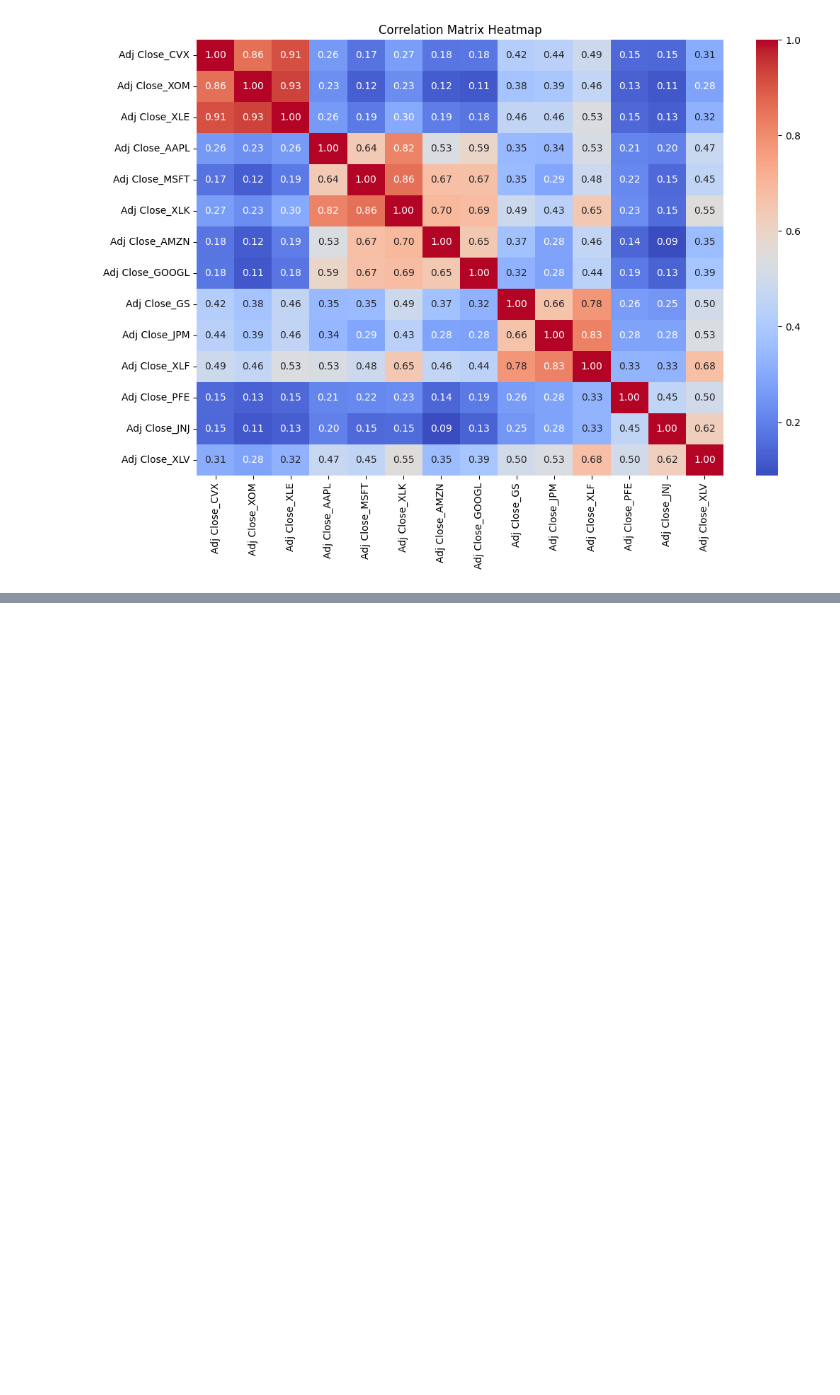
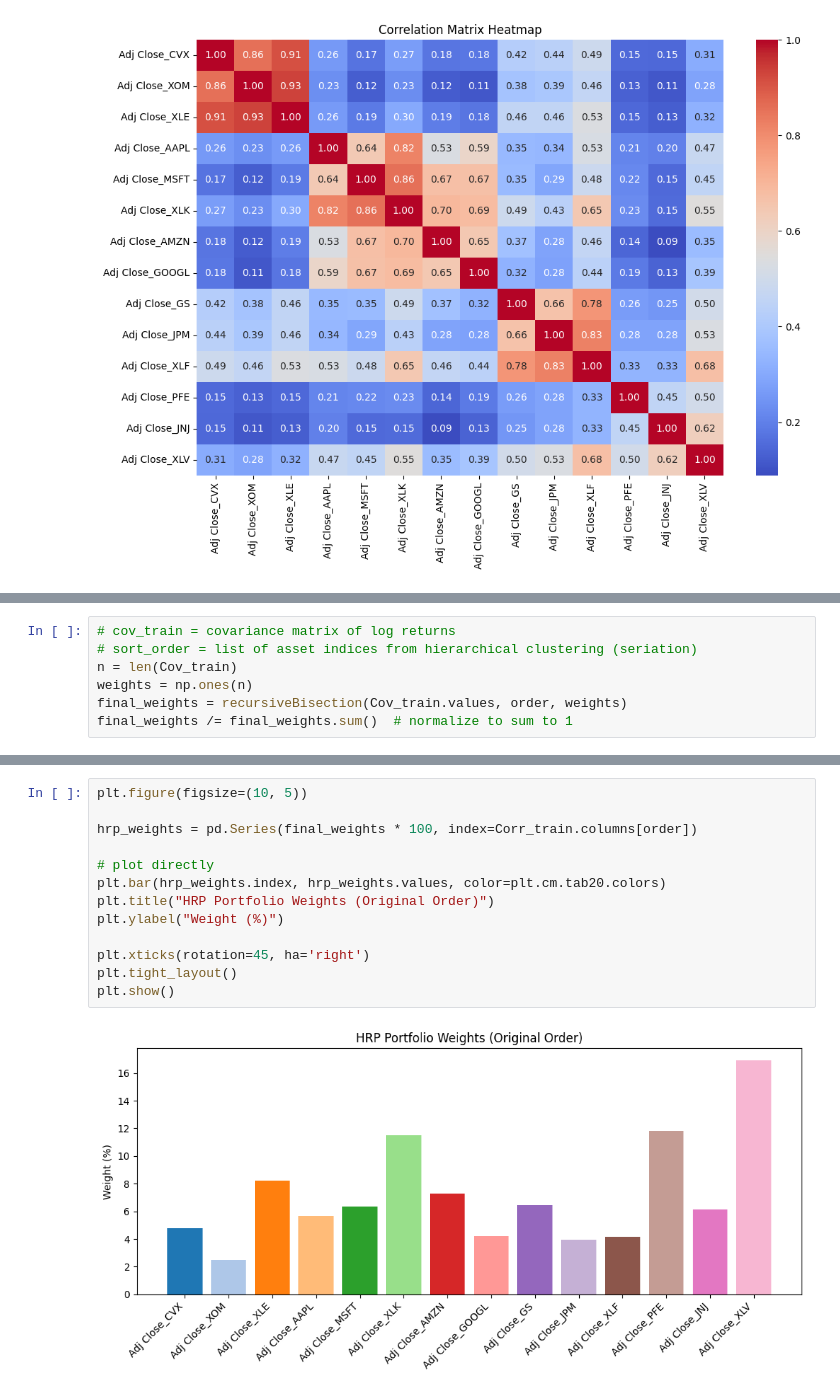
Before and after one commit to IfenaikeElias/Unrisk, a Jupyter notebook: notebooks/HRP.ipynb, the cells around one changed output, grey strips where cells are left out. Saved outputs shown, nothing was run; the diff lists cells and outputs as text; blank space fills up the shorter version.

Commit message:
added some visuals

```diff
--- a/notebooks/HRP.ipynb
+++ b/notebooks/HRP.ipynb
@@ -250,0 +301,7 @@ plt.show()
+# %%
+# cov_train = covariance matrix of log returns
+# sort_order = list of asset indices from hierarchical clustering (seriation)
+n = len(Cov_train)
+weights = np.ones(n)
+final_weights = recursiveBisection(Cov_train.values, order, weights)
+final_weights /= final_weights.sum()  # normalize to sum to 1
@@ -250,0 +328,15 @@ plt.show()
+# %%
+plt.figure(figsize=(10, 5))
+
+hrp_weights = pd.Series(final_weights * 100, index=Corr_train.columns[order])
+
+# plot directly
+plt.bar(hrp_weights.index, hrp_weights.values, color=plt.cm.tab20.colors)
+plt.title("HRP Portfolio Weights (Original Order)")
+plt.ylabel("Weight (%)")
+
+plt.xticks(rotation=45, ha='right')
+plt.tight_layout()
+plt.show()
+# %% [output]
+[figure, added]
```
Also changed, not shown: parts of 3 cells of this notebook.
